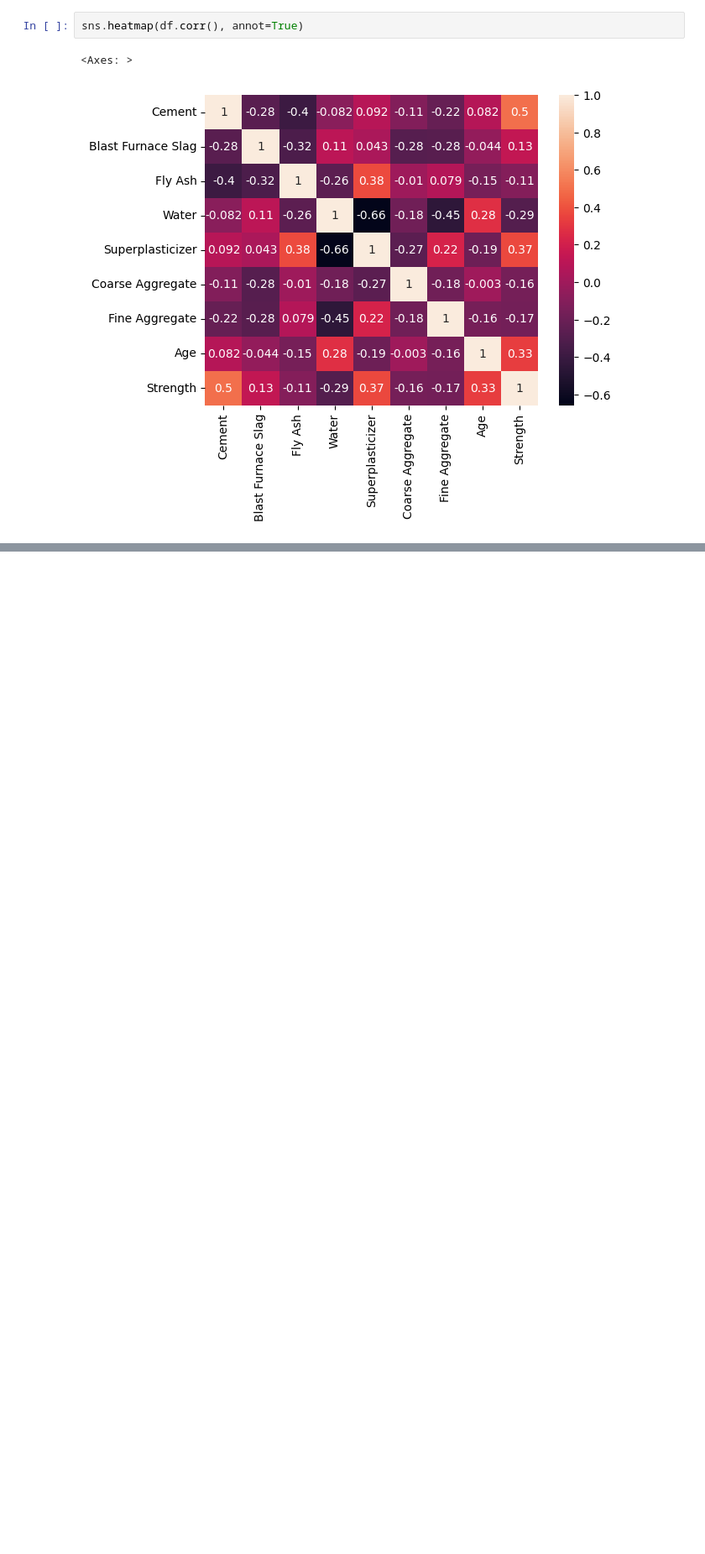
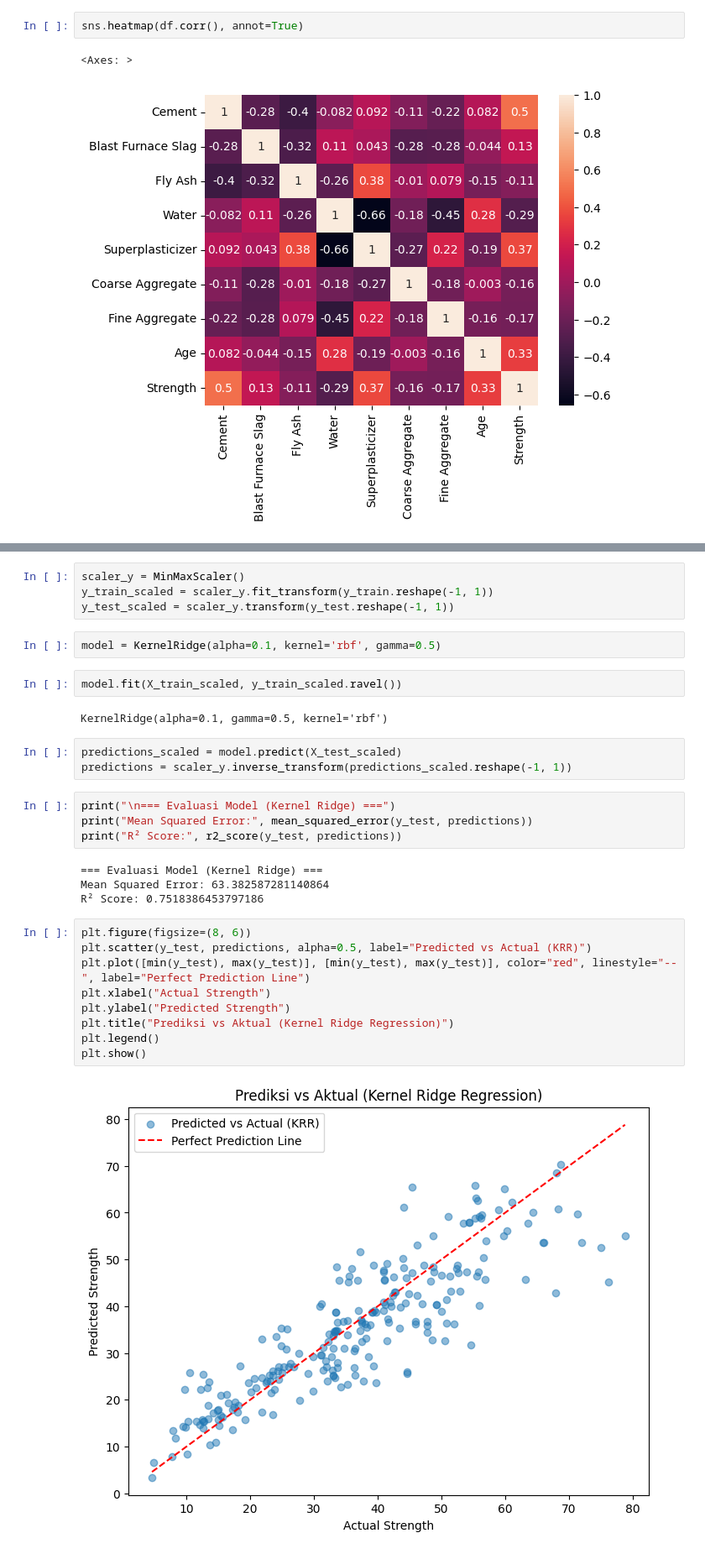
Before and after one commit to Nikerlas/AI, a Jupyter notebook: AI_NeuralNetworkRegresi.ipynb, the cells around one changed output, grey strips where cells are left out. Shown at 84% size. Saved outputs shown, nothing was run; the diff lists cells and outputs as text; blank space fills up the shorter version.

```diff
--- a/AI_NeuralNetworkRegresi.ipynb
+++ b/AI_NeuralNetworkRegresi.ipynb
@@ -164,0 +151,32 @@ print(mean_squared_error(y_test, prediction))
+# %%
+scaler_y = MinMaxScaler()
+y_train_scaled = scaler_y.fit_transform(y_train.reshape(-1, 1))
+y_test_scaled = scaler_y.transform(y_test.reshape(-1, 1))
+# %%
+model = KernelRidge(alpha=0.1, kernel='rbf', gamma=0.5)
+# %%
+model.fit(X_train_scaled, y_train_scaled.ravel())
+# %% [output]
+KernelRidge(alpha=0.1, gamma=0.5, kernel='rbf')
+# %%
+predictions_scaled = model.predict(X_test_scaled)
+predictions = scaler_y.inverse_transform(predictions_scaled.reshape(-1, 1))
+# %%
+print("\n=== Evaluasi Model (Kernel Ridge) ===")
+print("Mean Squared Error:", mean_squared_error(y_test, predictions))
+print("R² Score:", r2_score(y_test, predictions))
+# %% [output]
+=== Evaluasi Model (Kernel Ridge) ===
+Mean Squared Error: 63.382587281140864
+R² Score: 0.7518386453797186
+# %%
+plt.figure(figsize=(8, 6))
+plt.scatter(y_test, predictions, alpha=0.5, label="Predicted vs Actual (KRR)")
+plt.plot([min(y_test), max(y_test)], [min(y_test), max(y_test)], color="red", linestyle="--", label="Perfect Prediction Line")
+plt.xlabel("Actual Strength")
+plt.ylabel("Predicted Strength")
+plt.title("Prediksi vs Aktual (Kernel Ridge Regression)")
+plt.legend()
+plt.show()
+# %% [output]
+[figure, added]
```
Also changed, not shown: parts of 21 cells of this notebook.
